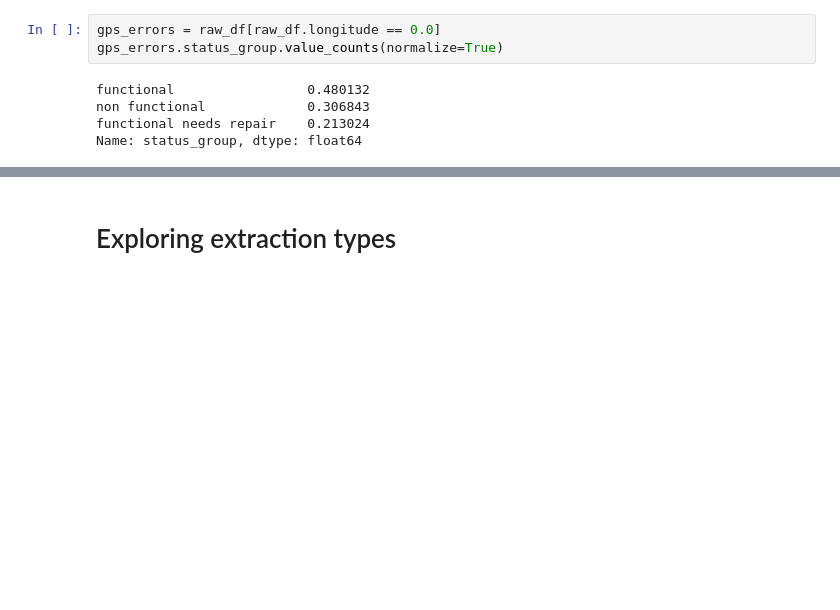
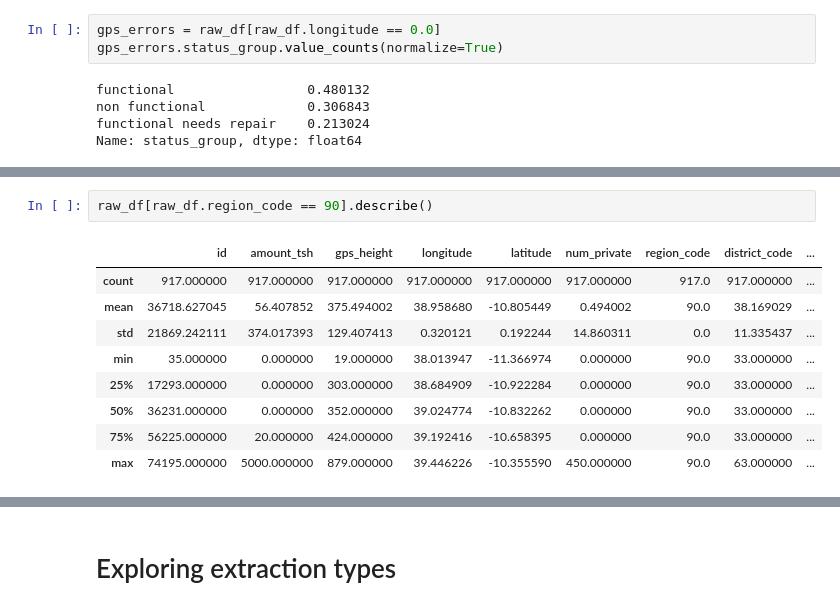
Before and after one commit to brtracy/phase_3_project, a Jupyter notebook: EDA.ipynb, the cells around one changed output, grey strips where cells are left out. Saved outputs shown, nothing was run; the diff lists cells and outputs as text; blank space fills up the shorter version.

```diff
--- a/EDA.ipynb
+++ b/EDA.ipynb
@@ -553,0 +599,12 @@ gps_errors[(gps_errors.region_code == 17) & (gps_errors.district_code == 1)]
+# %%
+raw_df[raw_df.region_code == 90].describe()
+# %% [output]
+|  | id | amount_tsh | gps_height | longitude | latitude | num_private | region_code | district_code | ... |
+| count | 917.000000 | 917.000000 | 917.000000 | 917.000000 | 917.000000 | 917.000000 | 917.0 | 917.000000 | ... |
+| mean | 36718.627045 | 56.407852 | 375.494002 | 38.958680 | -10.805449 | 0.494002 | 90.0 | 38.169029 | ... |
+| std | 21869.242111 | 374.017393 | 129.407413 | 0.320121 | 0.192244 | 14.860311 | 0.0 | 11.335437 | ... |
+| min | 35.000000 | 0.000000 | 19.000000 | 38.013947 | -11.366974 | 0.000000 | 90.0 | 33.000000 | ... |
+| 25% | 17293.000000 | 0.000000 | 303.000000 | 38.684909 | -10.922284 | 0.000000 | 90.0 | 33.000000 | ... |
+| 50% | 36231.000000 | 0.000000 | 352.000000 | 39.024774 | -10.832262 | 0.000000 | 90.0 | 33.000000 | ... |
+| 75% | 56225.000000 | 20.000000 | 424.000000 | 39.192416 | -10.658395 | 0.000000 | 90.0 | 33.000000 | ... |
+| max | 74195.000000 | 5000.000000 | 879.000000 | 39.446226 | -10.355590 | 450.000000 | 90.0 | 63.000000 | ... |
```
Also changed, not shown: parts of 33 cells of this notebook.
